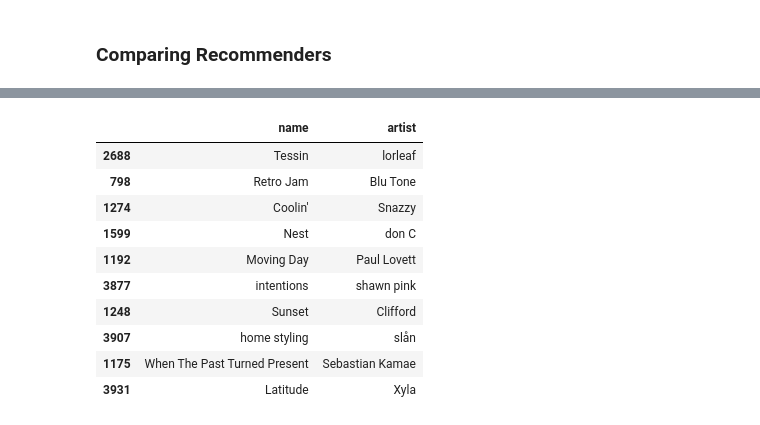
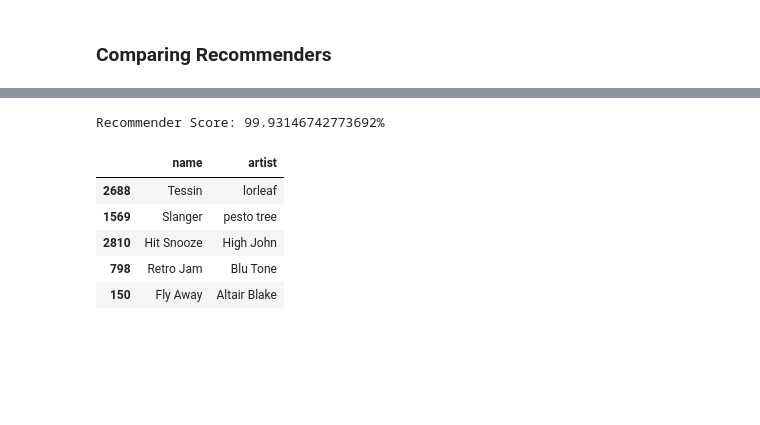
Before and after one commit to Pharoah0/Spotify-Playlist-Analysis-w-Recommendation, a Jupyter notebook: analyzing_playlists.ipynb, the cells around one changed output, grey strips where cells are left out. Saved outputs shown, nothing was run; the diff lists cells and outputs as text; code cells hidden in the pictures; blank space fills up the shorter version.

```diff
--- a/analyzing_playlists.ipynb
+++ b/analyzing_playlists.ipynb
@@ -460,6 +460,14 @@ I am choosing this approach because the goal is to recommend specific songs that
 # %%
 scaler = MinMaxScaler()
 normalized_df = scaler.fit_transform(df[feature_names])
+
+# Create a pandas series with song titles as indices and indices as series values
+indices = pd.Series(df.index, index=df['name']).drop_duplicates()
+
+# Create cosine similarity matrix based on given matrix
+cosine = cosine_similarity(normalized_df)
+# Create manhattan distance matrix based on given matrix
+manhattan = manhattan_distances(normalized_df)
 # %% [markdown]
 ### Cosine Similarity Recommender
 # %%
@@ -550,3 +503,31 @@ recommender = Song_Recommender(df)
+# %%
+# Function to return Song Recommendations, can select number of entries
+def manhattan_recommendation(name, n_top):
+    """
+    Purpose: Function for song recommendations
+    Inputs: song title and type of similarity model
+    Output: Pandas series of recommended songs
+    """
+    model_type = manhattan
+    # Get song indices
+    index = indices[name]
+    # Get list of songs for given songs
+    score = list(enumerate(model_type[indices[name]]))
+    # Sort songs with closest distance
+    distance_score = sorted(score,key = lambda x:x[1],reverse = False)
+    top_songs_index = [i[0] for i in distance_score]
+    # Top recommended songs
+    columns = ['name', 'artist']
+    top_songs = df[columns].iloc[top_songs_index]
+    # Dropping first row as it is the searched song
+    top_songs = top_songs.tail(top_songs.shape[0] -1)
+
+    # Calculating Recommendation Score
+    y = distance_score #
+    y_score = score
+    print(f'Recommender Score: {ndcg_score(y, y_score)*100}%')
+
+    return top_songs[:n_top]
 # %% [markdown]
 ### Comparing Recommenders
 # %%
@@ -567,15 +543,11 @@ Name: name, dtype: object
-# %%
-recommender.get_recommendations('5:32pm', 10)
-# %% [output]
-|  | name | artist |
-| 2688 | Tessin | lorleaf |
-| 798 | Retro Jam | Blu Tone |
-| 1274 | Coolin' | Snazzy |
-| 1599 | Nest | don C |
-| 1192 | Moving Day | Paul Lovett |
-| 3877 | intentions | shawn pink |
-| 1248 | Sunset | Clifford |
-| 3907 | home styling | slån |
-| 1175 | When The Past Turned Present | Sebastian Kamae |
-| 3931 | Latitude | Xyla |
+# %%
+manhattan_recommendation('5:32pm',5)
+# %% [output]
+Recommender Score: 99.93146742773692%
+|  | name | artist |
+| 2688 | Tessin | lorleaf |
+| 1569 | Slanger | pesto tree |
+| 2810 | Hit Snooze | High John |
+| 798 | Retro Jam | Blu Tone |
+| 150 | Fly Away | Altair Blake |
 # %%
```
Also changed, not shown: parts of 28 cells of this notebook.
